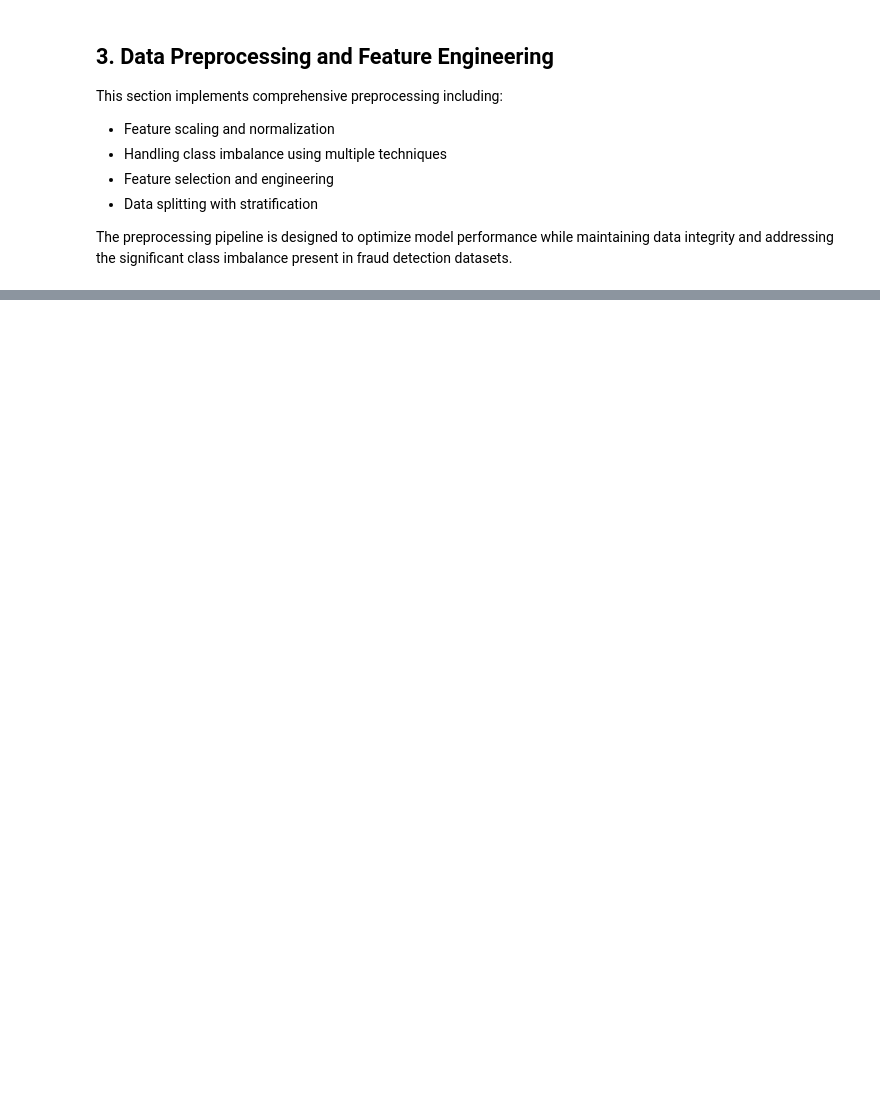
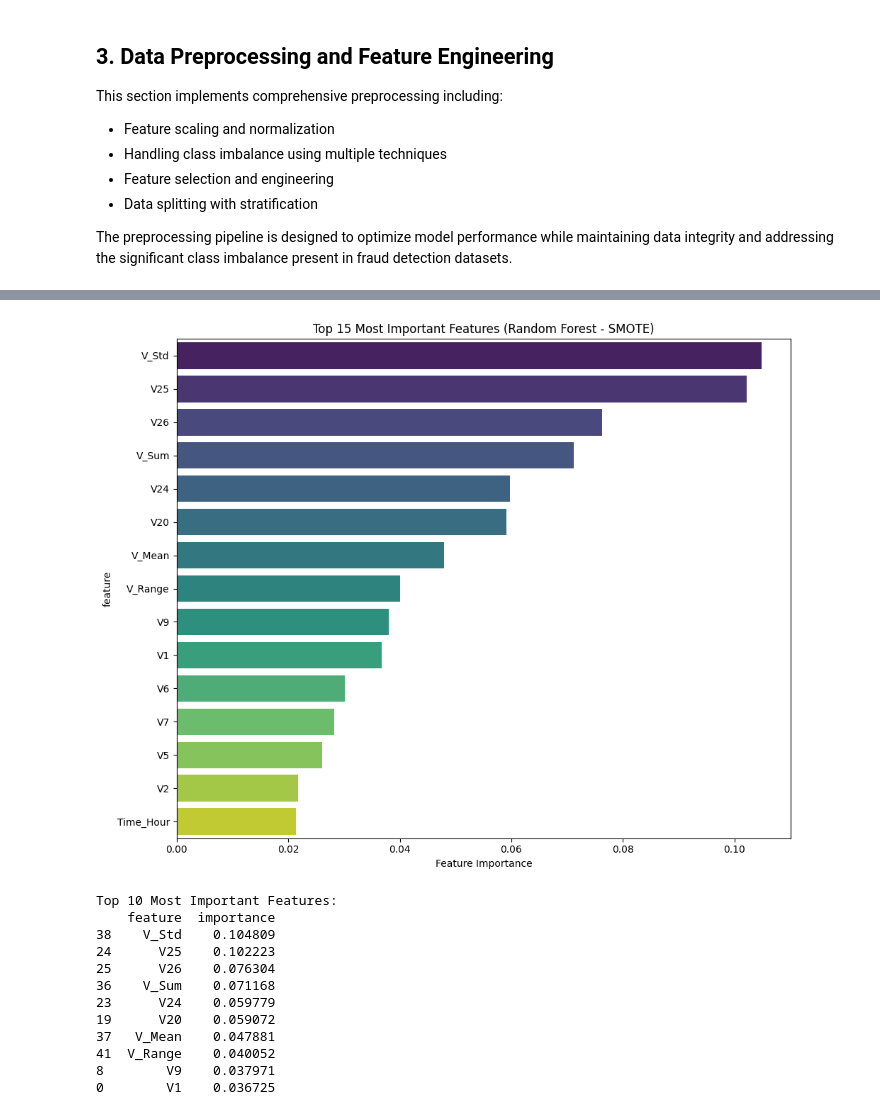
Before and after one commit to Spidey-Acer/Evaluating-Fraud-Detection, a Jupyter notebook: EvaluatingFraudDetection.ipynb, the cells around one changed output, grey strips where cells are left out. Saved outputs shown, nothing was run; the diff lists cells and outputs as text; code cells hidden in the pictures; blank space fills up the shorter version.

```diff
--- a/EvaluatingFraudDetection.ipynb
+++ b/EvaluatingFraudDetection.ipynb
@@ -492,0 +559,67 @@ This section implements and evaluates multiple machine learning approaches:
+# %%
+# Cell 7: Random Forest Implementation
+
+print("=== RANDOM FOREST TRAINING ===")
+
+# Train Random Forest on different datasets
+rf_models = {}
+rf_results = {}
+
+for dataset_name, (X_tr, y_tr) in training_sets.items():
+    print(f"\nTraining Random Forest on {dataset_name} dataset...")
+
+    # Initialize and train model
+    rf_model = RandomForestClassifier(
+        n_estimators=100,
+        max_depth=20,
+        class_weight='balanced',
+        random_state=42,
+        n_jobs=-1,
+        oob_score=True
+    )
+
+    rf_model.fit(X_tr, y_tr)
+
+    # Make predictions
+    y_pred = rf_model.predict(X_test)
+    y_pred_proba = rf_model.predict_proba(X_test)[:, 1]
+
+    # Store results
+    rf_models[dataset_name] = rf_model
+    rf_results[dataset_name] = {
+        'y_pred': y_pred,
+        'y_pred_proba': y_pred_proba,
+        'oob_score': rf_model.oob_score_
+    }
+
+    # Print basic metrics
+    accuracy = accuracy_score(y_test, y_pred)
+    precision = precision_score(y_test, y_pred)
+    recall = recall_score(y_test, y_pred)
+    f1 = f1_score(y_test, y_pred)
+    auc = roc_auc_score(y_test, y_pred_proba)
+
+    print(f"Accuracy: {accuracy:.4f}")
+    print(f"Precision: {precision:.4f}")
+    print(f"Recall: {recall:.4f}")
+    print(f"F1-Score: {f1:.4f}")
+    print(f"AUC-ROC: {auc:.4f}")
+    print(f"OOB Score: {rf_model.oob_score_:.4f}")
+
+# Visualize feature importance for the best performing model
+best_rf_model = rf_models['smote']  # SMOTE typically performs well
+feature_importance = pd.DataFrame({
+    'feature': X_train.columns,
+    'importance': best_rf_model.feature_importances_
+}).sort_values('importance', ascending=False).head(15)
+
+plt.figure(figsize=(10, 8))
+sns.barplot(data=feature_importance, y='feature', x='importance', palette='viridis')
+plt.title('Top 15 Most Important Features (Random Forest - SMOTE)')
+plt.xlabel('Feature Importance')
+plt.tight_layout()
+plt.show()
+
+print(f"\nTop 10 Most Important Features:")
+print(feature_importance.head(10))
+# %% [output]
@@ -492,0 +643,13 @@ This section implements and evaluates multiple machine learning approaches:
+[figure, added]
+Top 10 Most Important Features:
+    feature  importance
+38    V_Std    0.104809
+24      V25    0.102223
+25      V26    0.076304
+36    V_Sum    0.071168
+23      V24    0.059779
+19      V20    0.059072
+37   V_Mean    0.047881
+41  V_Range    0.040052
+8        V9    0.037971
+0        V1    0.036725
```
Also changed, not shown: parts of 15 cells of this notebook.
